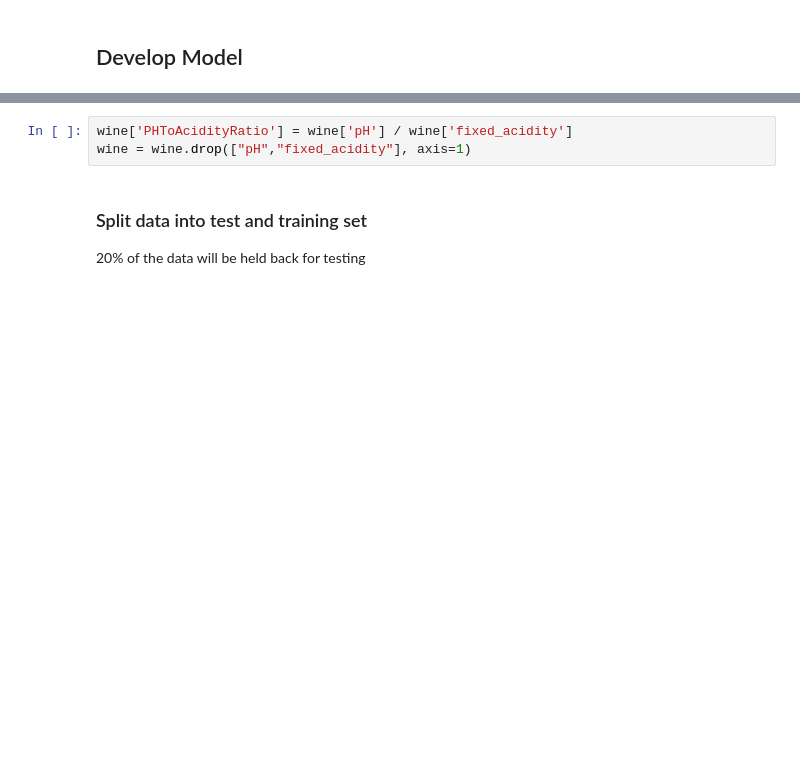
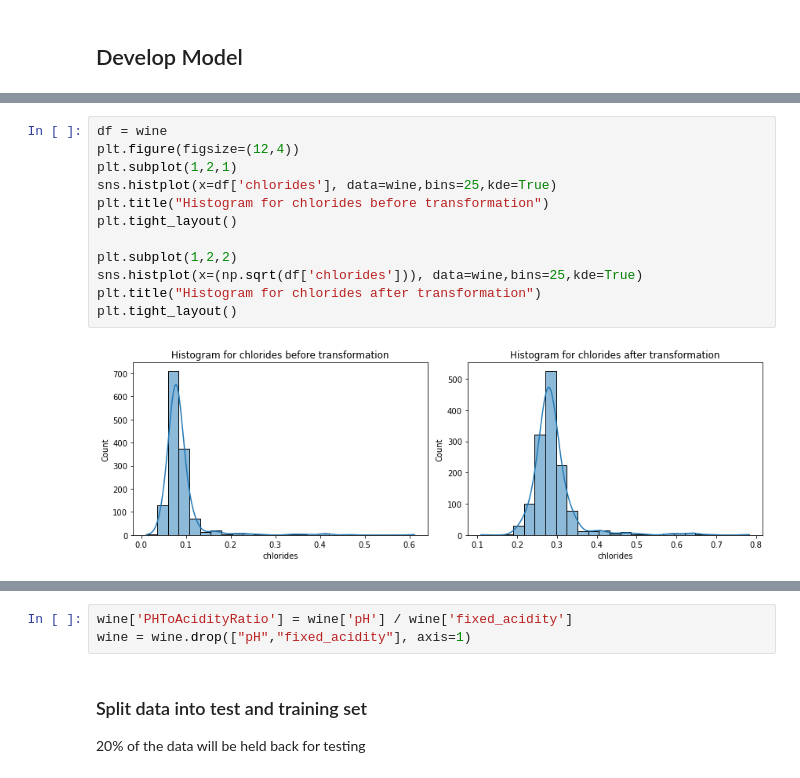
Before and after one commit to cfbieder/CSCA-5622-Supervised-Learning-Final-Project, a Jupyter notebook: Wine_Quality.ipynb, the cells around one changed output, grey strips where cells are left out. Drawn from its saved outputs; the diff is of its cells as text; blank space fills up the shorter version.

```diff
--- a/Wine_Quality.ipynb
+++ b/Wine_Quality.ipynb
@@ -256,0 +262,14 @@ Name: quality_range, dtype: int64
+# %%
+df = wine
+plt.figure(figsize=(12,4))
+plt.subplot(1,2,1)
+sns.histplot(x=df['chlorides'], data=wine,bins=25,kde=True)
+plt.title("Histogram for chlorides before transformation")
+plt.tight_layout()
+
+plt.subplot(1,2,2)
+sns.histplot(x=(np.sqrt(df['chlorides'])), data=wine,bins=25,kde=True)
+plt.title("Histogram for chlorides after transformation")
+plt.tight_layout()
+# %% [output]
+[figure, added]
```
Also changed, not shown: parts of 40 cells of this notebook, 1 other file.
